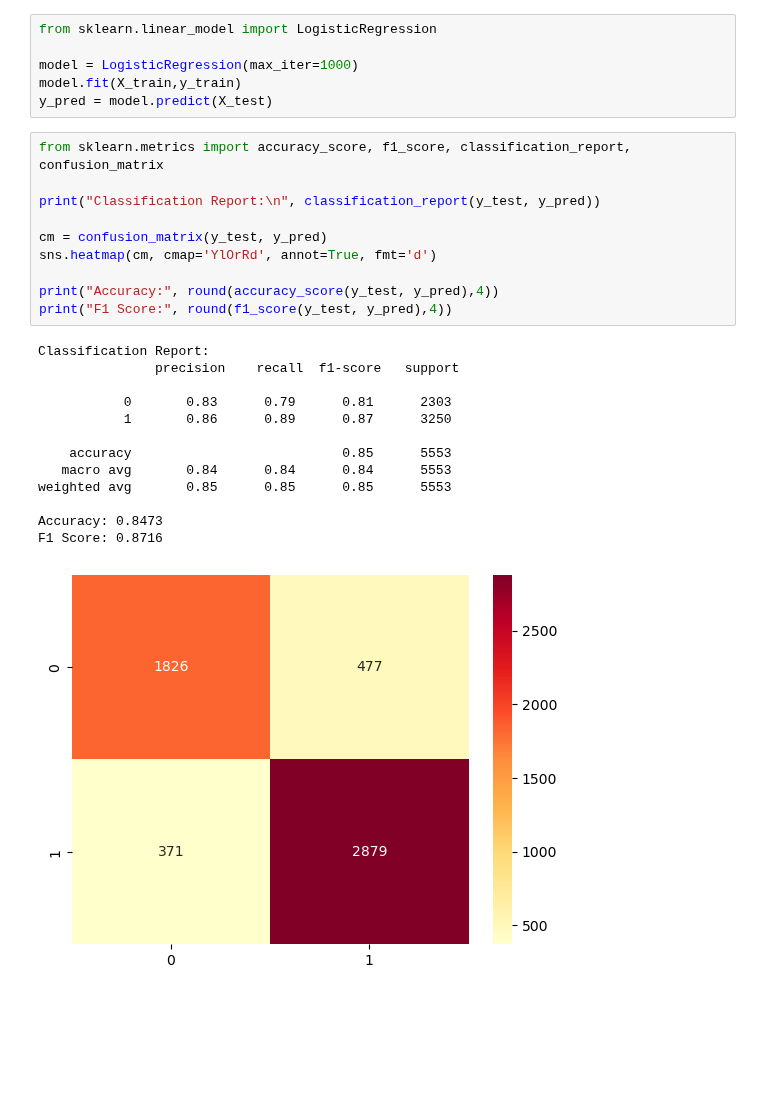
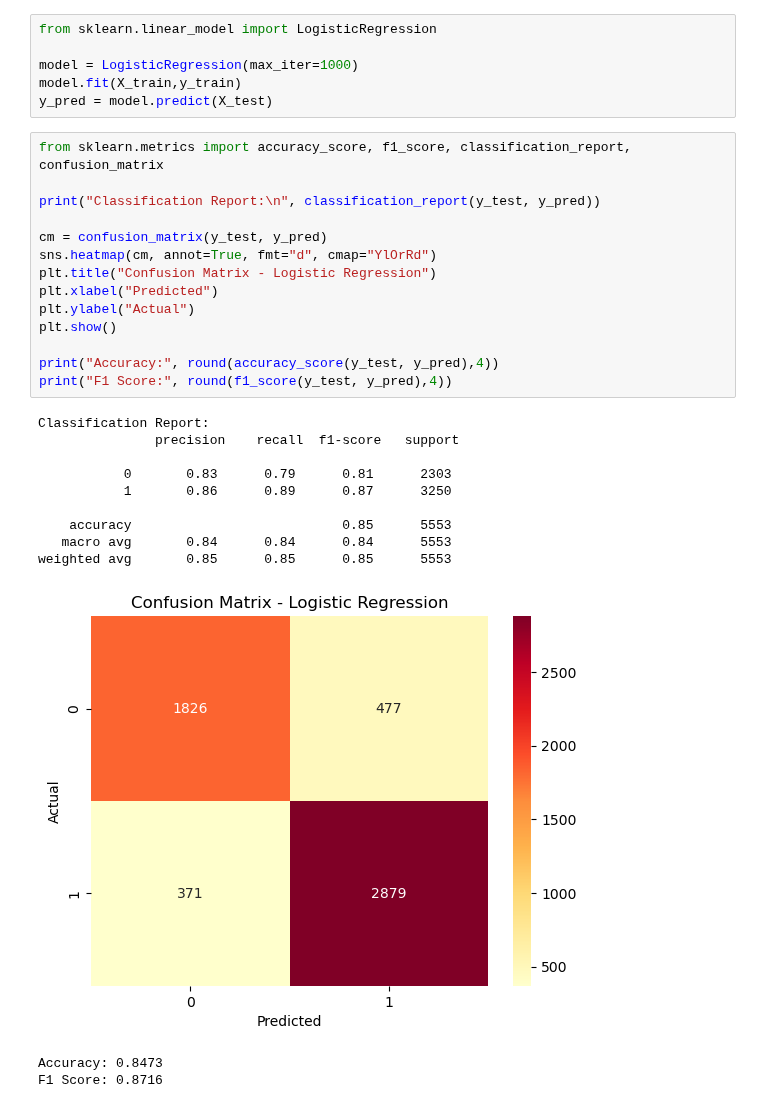
Before and after one commit to Siddharth-Saravanan/Student_Depression_Analysis_and_Prediction_using_Machine_Learning, a Jupyter notebook: student_depression_prediction.ipynb, the cells around one changed output. Drawn from its saved outputs; the diff is of its cells as text; blank space fills up the shorter version.

Commit message:
Model Building: LR(sk) - Added Plot title and labels

```diff
--- a/student_depression_prediction.ipynb
+++ b/student_depression_prediction.ipynb
@@ -1597,24 +1597,27 @@ y_pred = model.predict(X_test)
 # %%
 from sklearn.metrics import accuracy_score, f1_score, classification_report, confusion_matrix
 
 print("Classification Report:\n", classification_report(y_test, y_pred))
 
 cm = confusion_matrix(y_test, y_pred)
-sns.heatmap(cm, cmap='YlOrRd', annot=True, fmt='d')
+sns.heatmap(cm, annot=True, fmt="d", cmap="YlOrRd")
+plt.title("Confusion Matrix - Logistic Regression")
+plt.xlabel("Predicted")
+plt.ylabel("Actual")
+plt.show()
 
 print("Accuracy:", round(accuracy_score(y_test, y_pred),4))
 print("F1 Score:", round(f1_score(y_test, y_pred),4))
 # %% [output]
 Classification Report:
                precision    recall  f1-score   support
 
            0       0.83      0.79      0.81      2303
            1       0.86      0.89      0.87      3250
 
     accuracy                           0.85      5553
    macro avg       0.84      0.84      0.84      5553
 weighted avg       0.85      0.85      0.85      5553
-
-Accuracy: 0.8473
-F1 Score: 0.8716
-[figure, old version]
+[figure, new version]
+Accuracy: 0.8473
+F1 Score: 0.8716
```
